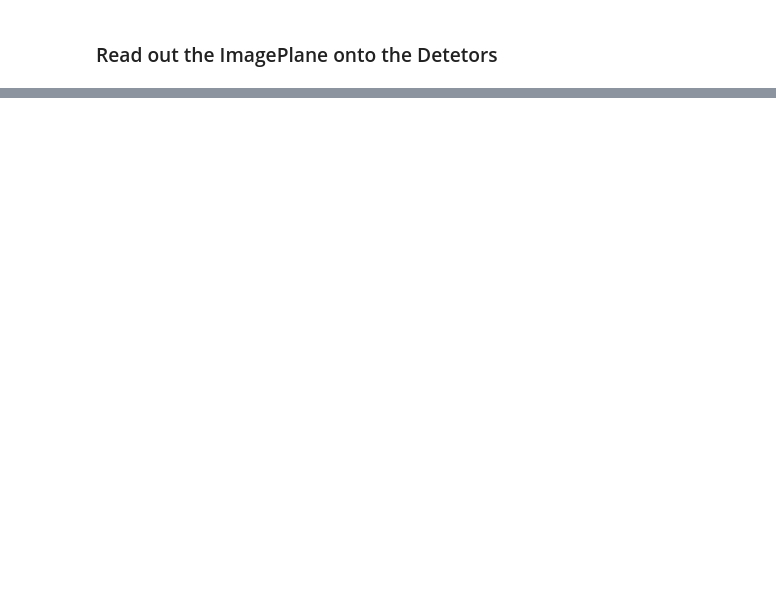
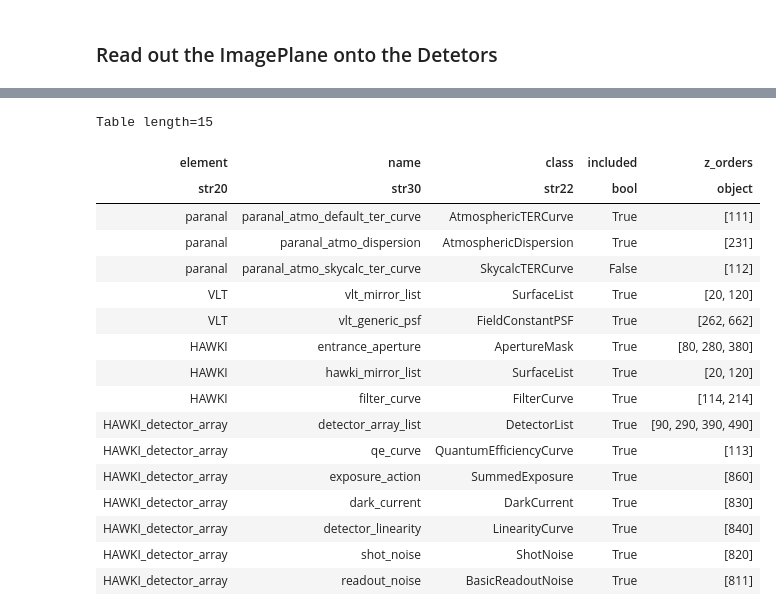
Before and after one commit to AstarVienna/ScopeSim, a Jupyter notebook: docs/source/_static/scopesim_basic_intro.ipynb, the cells around one changed output, grey strips where cells are left out. Cells and saved outputs as stored; diff of their text form; code cells hidden in the pictures; blank space fills up the shorter version.

Commit message:
fixed 'most' of basic intro ipynb

```diff
--- a/docs/source/_static/scopesim_basic_intro.ipynb
+++ b/docs/source/_static/scopesim_basic_intro.ipynb
@@ -152,0 +133,21 @@ for i in range(1,5):
+# %%
+opt.effects
+# %% [output]
+Table length=15
+| element | name | class | included | z_orders |
+| str20 | str30 | str22 | bool | object |
+| paranal | paranal_atmo_default_ter_curve | AtmosphericTERCurve | True | [111] |
+| paranal | paranal_atmo_dispersion | AtmosphericDispersion | True | [231] |
+| paranal | paranal_atmo_skycalc_ter_curve | SkycalcTERCurve | False | [112] |
+| VLT | vlt_mirror_list | SurfaceList | True | [20, 120] |
+| VLT | vlt_generic_psf | FieldConstantPSF | True | [262, 662] |
+| HAWKI | entrance_aperture | ApertureMask | True | [80, 280, 380] |
+| HAWKI | hawki_mirror_list | SurfaceList | True | [20, 120] |
+| HAWKI | filter_curve | FilterCurve | True | [114, 214] |
+| HAWKI_detector_array | detector_array_list | DetectorList | True | [90, 290, 390, 490] |
+| HAWKI_detector_array | qe_curve | QuantumEfficiencyCurve | True | [113] |
+| HAWKI_detector_array | exposure_action | SummedExposure | True | [860] |
+| HAWKI_detector_array | dark_current | DarkCurrent | True | [830] |
+| HAWKI_detector_array | detector_linearity | LinearityCurve | True | [840] |
+| HAWKI_detector_array | shot_noise | ShotNoise | True | [820] |
+| HAWKI_detector_array | readout_noise | BasicReadoutNoise | True | [811] |
```
Also changed, not shown: parts of 13 cells of this notebook.
